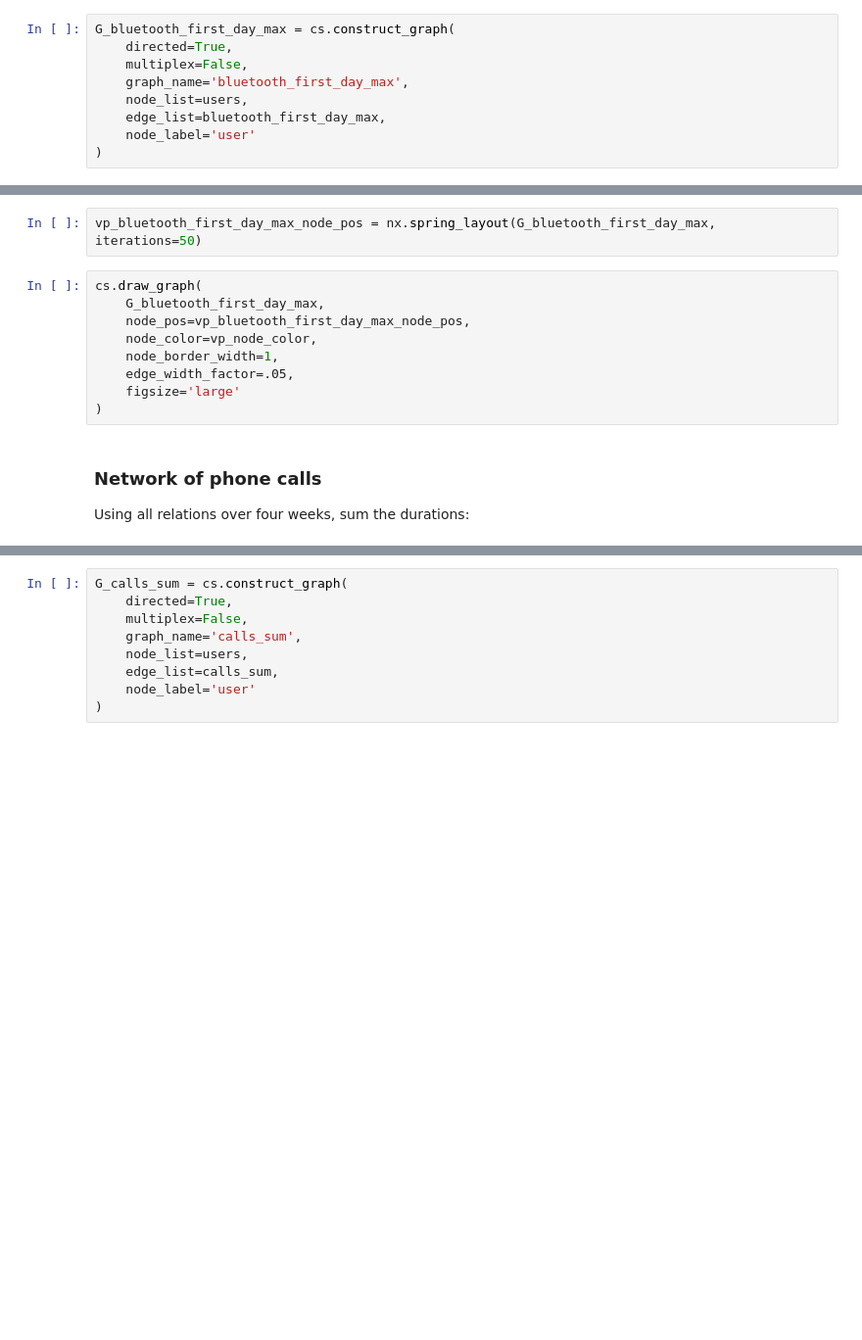
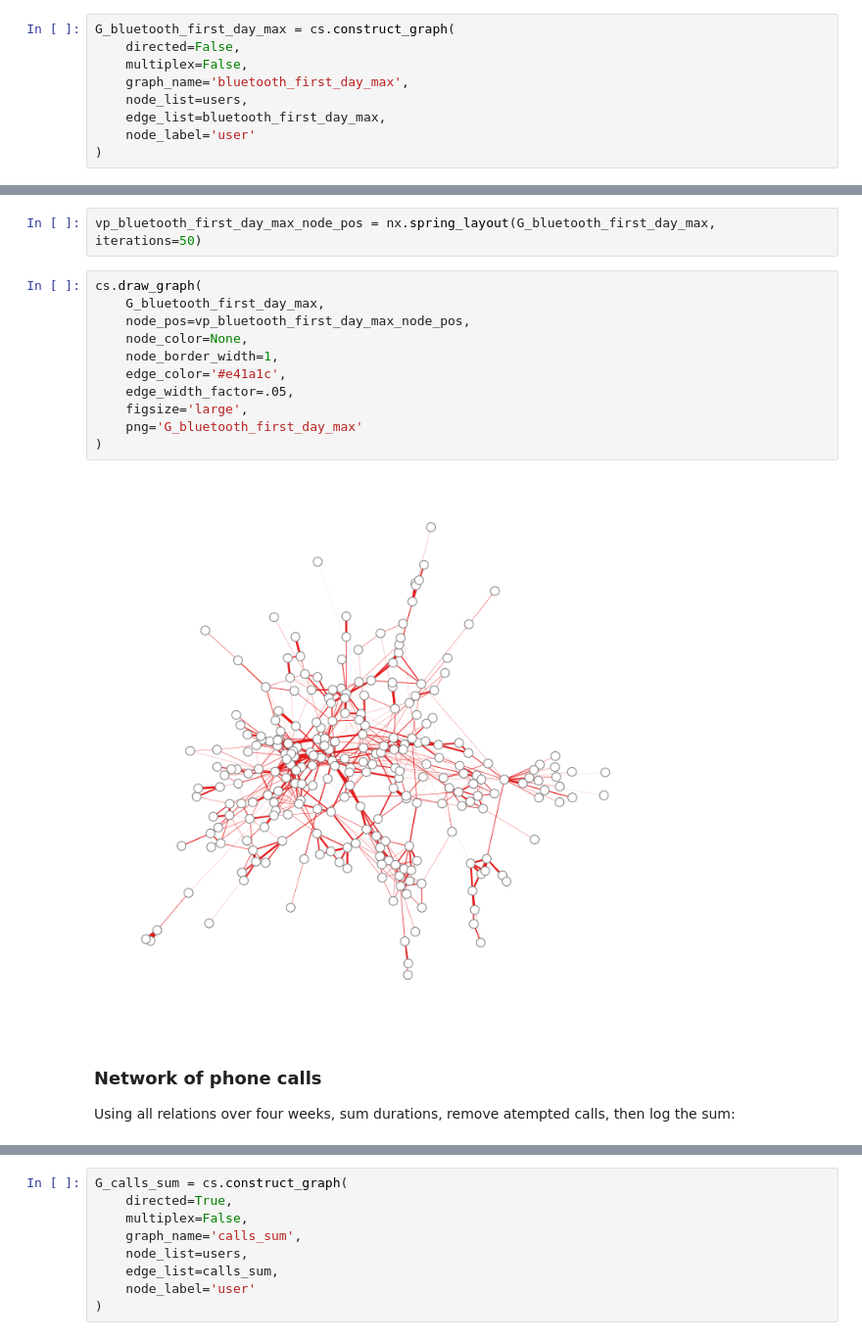
Before and after one commit to gesiscss/compsoc, a Jupyter notebook: copenhagen.ipynb, the cells around one changed output, grey strips where cells are left out. Shown: that part at 98% size. Cells and saved outputs as stored; diff of their text form; blank space fills up the shorter version.

```diff
--- a/copenhagen.ipynb
+++ b/copenhagen.ipynb
@@ -361,7 +470,7 @@ bluetooth_first_day = bluetooth[bluetooth['day'] == 0]
 bluetooth_first_day_max = bluetooth_first_day[['user_id_from', 'user_id_to', 'strength']].groupby(['user_id_from', 'user_id_to']).max().reset_index()
 # %%
 G_bluetooth_first_day_max = cs.construct_graph(
-    directed=True,
+    directed=False,
     multiplex=False,
     graph_name='bluetooth_first_day_max',
     node_list=users,
@@ -379,14 +488,18 @@ vp_bluetooth_first_day_max_node_pos = nx.spring_layout(G_bluetooth_first_day_max
 # %%
 cs.draw_graph(
     G_bluetooth_first_day_max,
     node_pos=vp_bluetooth_first_day_max_node_pos,
-    node_color=vp_node_color,
+    node_color=None,
     node_border_width=1,
+    edge_color='#e41a1c',
     edge_width_factor=.05,
-    figsize='large'
+    figsize='large',
+    png='G_bluetooth_first_day_max'
 )
+# %% [output]
+[figure, added]
 # %% [markdown]
 ### Network of phone calls
-Using all relations over four weeks, sum the durations:
+Using all relations over four weeks, sum durations, remove atempted calls, then log the sum:
 # %%
 calls_sum = calls[['user_id_from', 'user_id_to', 'duration']].groupby(['user_id_from', 'user_id_to']).sum().reset_index()
```
Also changed, not shown: parts of 32 cells of this notebook, 6 other files.
